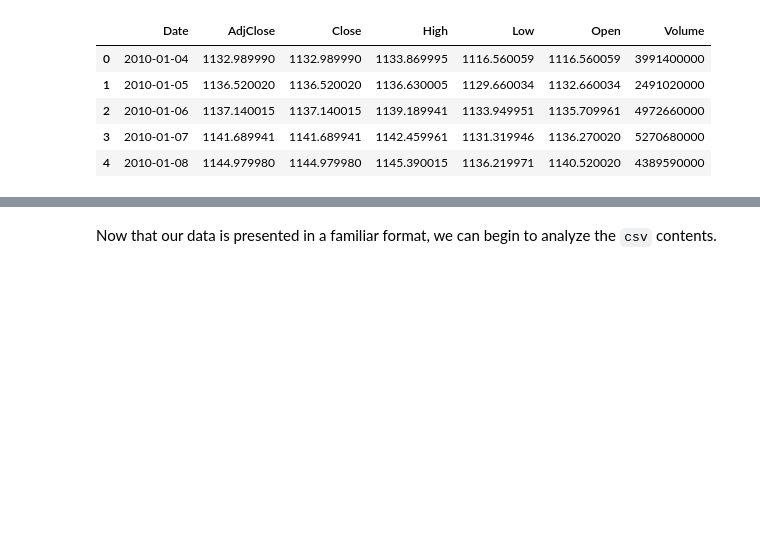
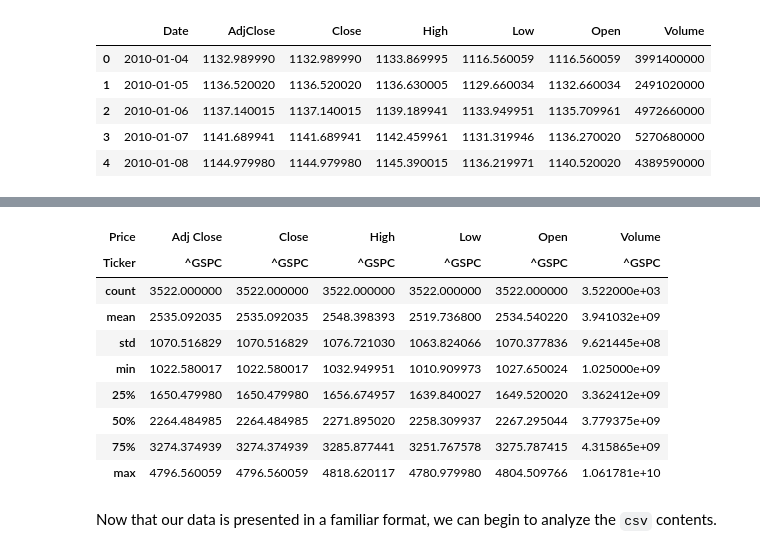
Before and after one commit to pmgfernandes04/SP500-Using-ML-and-Search-Methods, a Jupyter notebook: report.ipynb, the cells around one changed output, grey strips where cells are left out. Saved outputs shown, nothing was run; the diff lists cells and outputs as text; code cells hidden in the pictures; blank space fills up the shorter version.

```diff
--- a/report.ipynb
+++ b/report.ipynb
@@ -317,3 +347,16 @@ df_gspc.head()
+# %%
+df_gspc.describe()
+# %% [output]
+| Price | Adj Close | Close | High | Low | Open | Volume |
+| Ticker | ^GSPC | ^GSPC | ^GSPC | ^GSPC | ^GSPC | ^GSPC |
+| count | 3522.000000 | 3522.000000 | 3522.000000 | 3522.000000 | 3522.000000 | 3.522000e+03 |
+| mean | 2535.092035 | 2535.092035 | 2548.398393 | 2519.736800 | 2534.540220 | 3.941032e+09 |
+| std | 1070.516829 | 1070.516829 | 1076.721030 | 1063.824066 | 1070.377836 | 9.621445e+08 |
+| min | 1022.580017 | 1022.580017 | 1032.949951 | 1010.909973 | 1027.650024 | 1.025000e+09 |
+| 25% | 1650.479980 | 1650.479980 | 1656.674957 | 1639.840027 | 1649.520020 | 3.362412e+09 |
+| 50% | 2264.484985 | 2264.484985 | 2271.895020 | 2258.309937 | 2267.295044 | 3.779375e+09 |
+| 75% | 3274.374939 | 3274.374939 | 3285.877441 | 3251.767578 | 3275.787415 | 4.315865e+09 |
+| max | 4796.560059 | 4796.560059 | 4818.620117 | 4780.979980 | 4804.509766 | 1.061781e+10 |
 # %% [markdown]
 Now that our data is presented in a familiar format, we can begin to analyze the `csv` contents.
 # %% [markdown]
```
Also changed, not shown: parts of 3 cells of this notebook.
